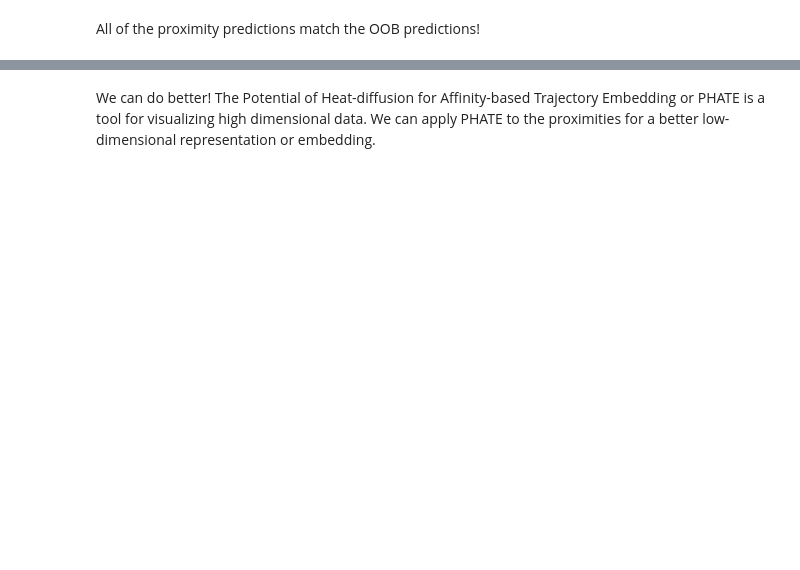
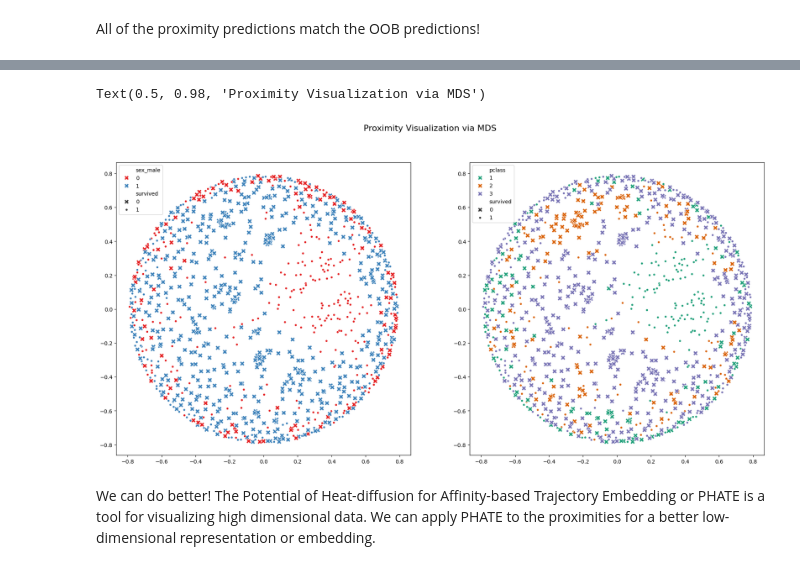
Before and after one commit to rhodes-byu/RF-Proximities-Workshop, a Jupyter notebook: demo.ipynb, the cells around one changed output, grey strips where cells are left out. Saved outputs shown, nothing was run; the diff lists cells and outputs as text; code cells hidden in the pictures; blank space fills up the shorter version.

```diff
--- a/demo.ipynb
+++ b/demo.ipynb
@@ -148,25 +250,28 @@ rfgap_symmetric = rf.get_proximities().toarray()
 rf_distances = 1 - rfgap_symmetric
 # %%
 mds = MDS(n_components=2, dissimilarity='precomputed', random_state=42)
-mds_fit = mds.fit_transform(rf_distances)
+mds_emb = mds.fit_transform(rf_distances)
 # %%
 fig, axes = plt.subplots(1, 2, figsize=(22, 10))
 markers = ['X', '.']
 s = 80
-sns.scatterplot(x=mds_fit[:, 0], y=mds_fit[:, 1],
+sns.scatterplot(x=mds_emb[:, 0], y=mds_emb[:, 1],
                 hue=X_train_imputed.sex_male, style=y_train,
                 palette='Set1', ax=axes[0], s=s,
                 markers=markers)
 
-sns.scatterplot(x=mds_fit[:, 0], y=mds_fit[:, 1],
+sns.scatterplot(x=mds_emb[:, 0], y=mds_emb[:, 1],
                 hue=X_train_imputed.pclass, style=y_train,
                 palette='Dark2', ax=axes[1], s=s,
                 markers=markers)
 
 
 for ax in axes:
     ax.legend(loc='upper left')
 fig.suptitle("Proximity Visualization via MDS", fontsize=16)
+# %% [output]
+Text(0.5, 0.98, 'Proximity Visualization via MDS')
+[figure, added]
 # %% [markdown]
 We can do better!  The Potential of Heat-diffusion for Affinity-based Trajectory Embedding or PHATE is a tool for visualizing high dimensional data. We can apply PHATE to the proximities for a better low-dimensional representation or embedding.
 # %%
```
Also changed, not shown: parts of 30 cells of this notebook.
